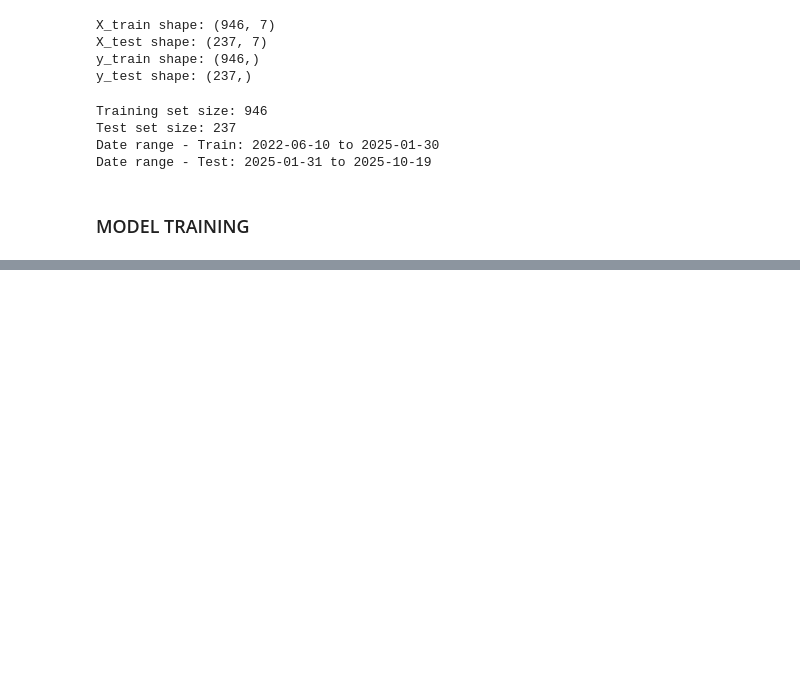
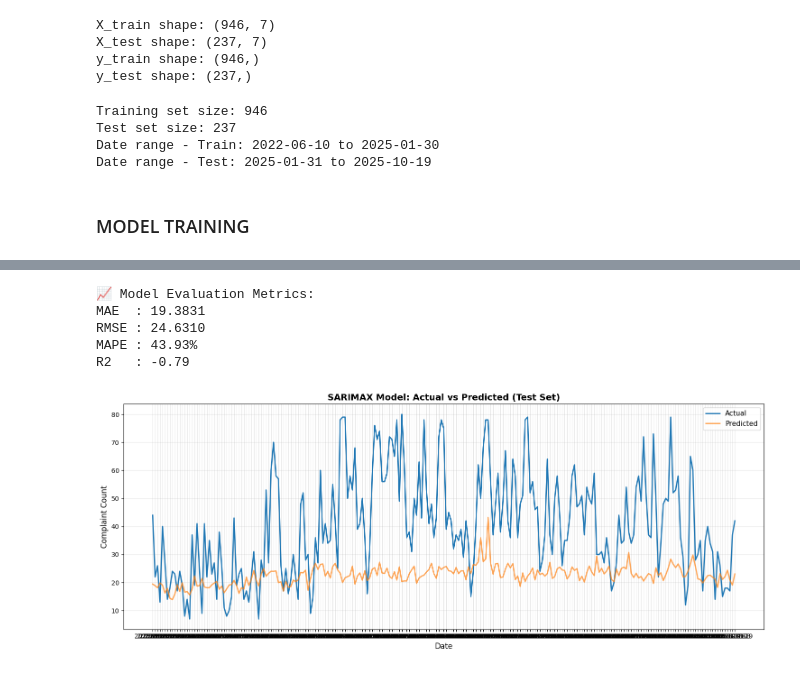
Before and after one commit to susantkumarsahoo/TimeSeriesForecasting_End_To_End, a Jupyter notebook: notebooks/10_training.ipynb, the cells around one changed output, grey strips where cells are left out. Saved outputs shown, nothing was run; the diff lists cells and outputs as text; code cells hidden in the pictures; blank space fills up the shorter version.

```diff
--- a/notebooks/10_training.ipynb
+++ b/notebooks/10_training.ipynb
@@ -41,7 +42,7 @@ from tensorflow.keras.callbacks import EarlyStopping
 
 # Define the file paths
 path1 = r'C:\Users\LENOVO\MachineLearningProhects\TimeSeriesForecasting_End_To_End\data\timeseries_model_data.csv'
-path2 = r'C:\Users\TPWODL\New folder_Content\TimeSeriesForecasting_End_To_End\data\raw\timeseries_model_data.csv'
+path2 = r'C:\Users\TPWODL\New folder_Content\TimeSeriesForecasting_End_To_End\data\timeseries_model_data.csv'
 
 # Check which path exists and read CSV
 if os.path.exists(path1):
@@ -144,0 +190,32 @@ y_pred_test = results.forecast(steps=len(y_test), exog=X_test)
+# %%
+mae = mean_absolute_error(results_forcast['Actual'], results_forcast['Predicted'])
+rmse = np.sqrt(mean_squared_error(results_forcast['Actual'], results_forcast['Predicted']))
+mape = np.mean(np.abs((results_forcast['Actual'] - results_forcast['Predicted']) / results_forcast['Actual'])) * 100
+r2 = r2_score(results_forcast['Actual'], results_forcast['Predicted'])
+
+print("\n📈 Model Evaluation Metrics:")
+print(f"MAE  : {mae:.4f}")
+print(f"RMSE : {rmse:.4f}")
+print(f"MAPE : {mape:.2f}%")
+print(f"R2   : {r2:.2f}")
+# %% [output]
+📈 Model Evaluation Metrics:
+MAE  : 19.3831
+RMSE : 24.6310
+MAPE : 43.93%
+R2   : -0.79
+# %%
+# VISUALIZATION OF TEST SET PREDICTIONS
+plt.figure(figsize=(15, 6))
+plt.plot(df.index[train_size:], y_test.values, label='Actual', linewidth=2)
+plt.plot(df.index[train_size:], y_pred_test.values,
+         label='Predicted', linewidth=2, alpha=0.7)
+plt.title('SARIMAX Model: Actual vs Predicted (Test Set)', fontsize=14, fontweight='bold')
+plt.xlabel('Date', fontsize=12)
+plt.ylabel('Complaint Count', fontsize=12)
+plt.legend(fontsize=11)
+plt.grid(True, alpha=0.3)
+plt.tight_layout()
+plt.show()
+# %% [output]
+[figure, added]
```
Also changed, not shown: parts of 21 cells of this notebook, 3 other files.
